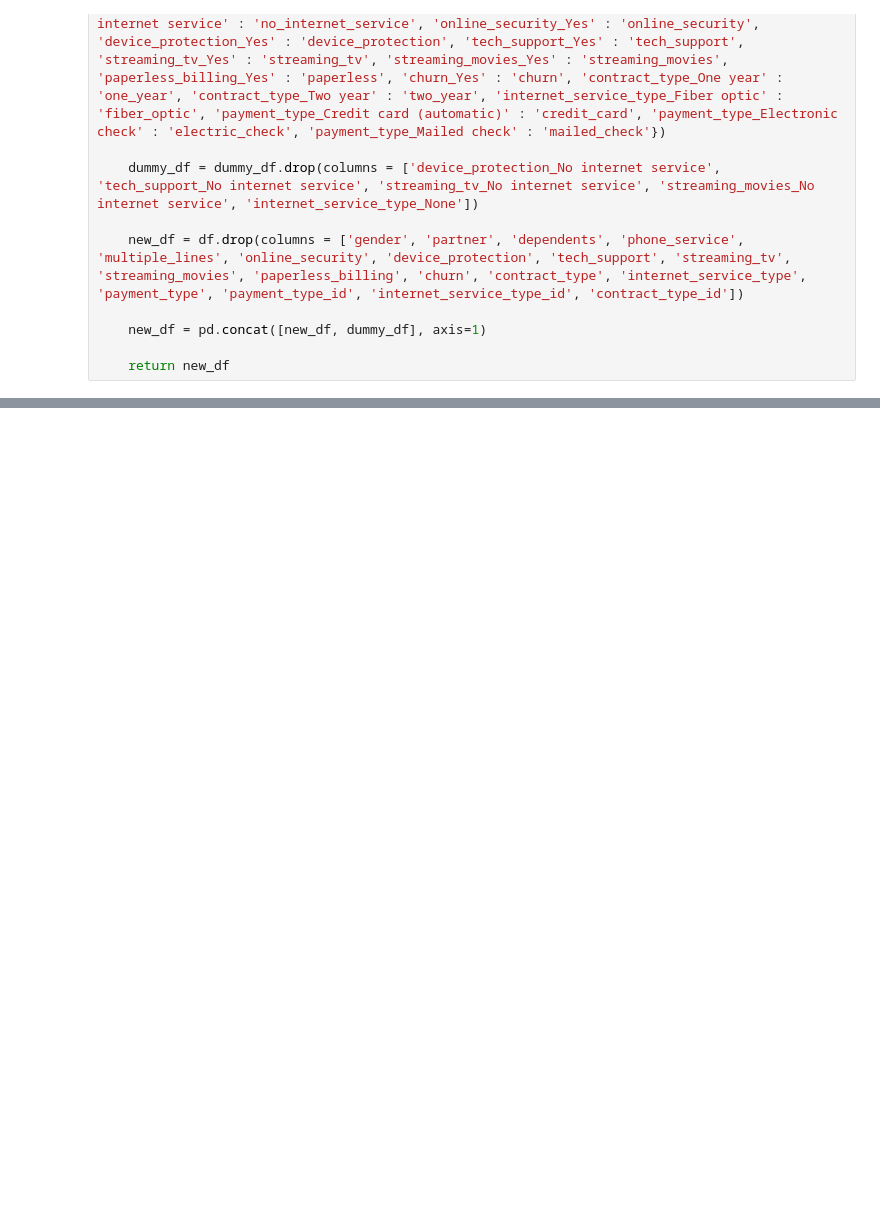
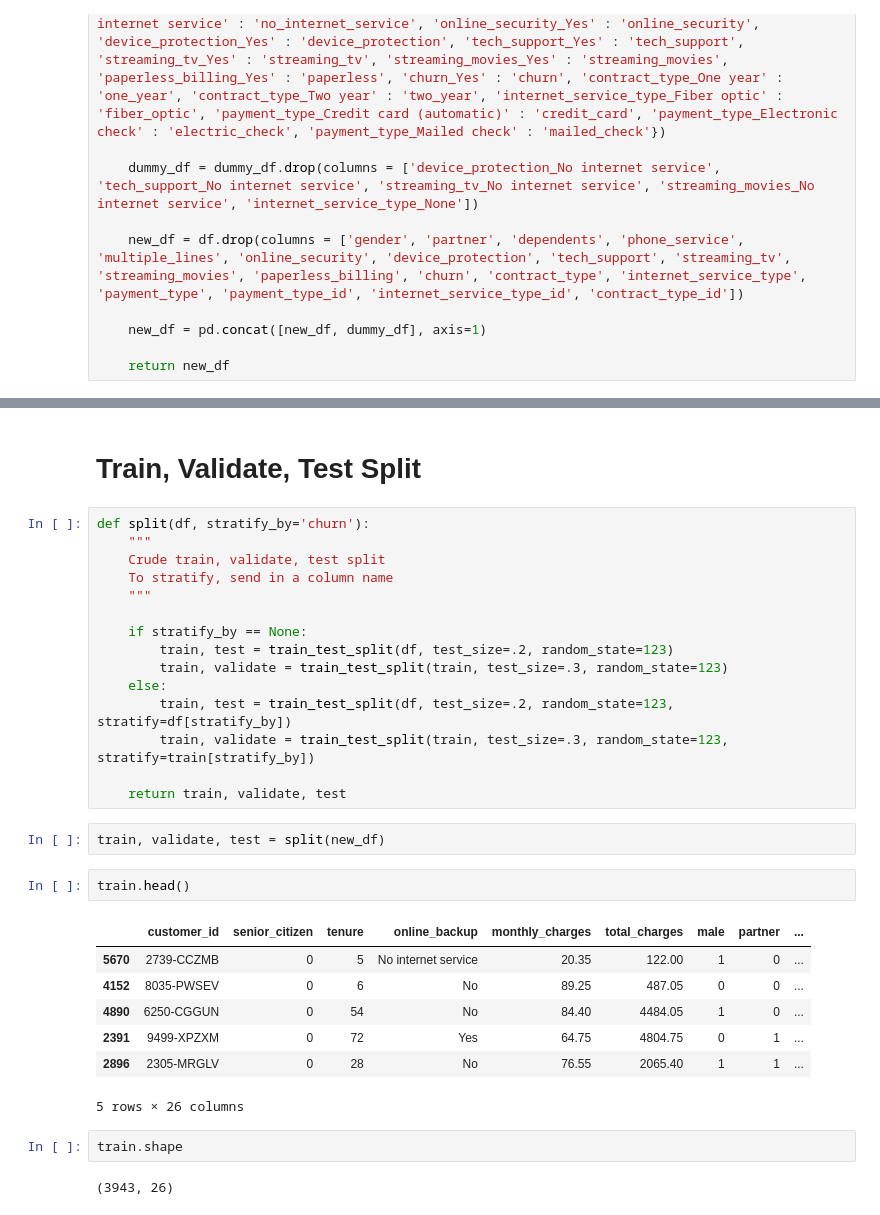
Before and after one commit to johngrinstead/classification_project, a Jupyter notebook: prepare.ipynb, the cells around one changed output, grey strips where cells are left out. Saved outputs shown, nothing was run; the diff lists cells and outputs as text; blank space fills up the shorter version.

Commit message:
created train, validate, test

```diff
--- a/prepare.ipynb
+++ b/prepare.ipynb
@@ -347,0 +368,33 @@ def prep_teclo(df):
+# %% [markdown]
+# Train, Validate, Test Split
+# %%
+def split(df, stratify_by='churn'):
+    """
+    Crude train, validate, test split
+    To stratify, send in a column name
+    """
+
+    if stratify_by == None:
+        train, test = train_test_split(df, test_size=.2, random_state=123)
+        train, validate = train_test_split(train, test_size=.3, random_state=123)
+    else:
+        train, test = train_test_split(df, test_size=.2, random_state=123, stratify=df[stratify_by])
+        train, validate = train_test_split(train, test_size=.3, random_state=123, stratify=train[stratify_by])
+
+    return train, validate, test
+# %%
+train, validate, test = split(new_df)
+# %%
+train.head()
+# %% [output]
+|  | customer_id | senior_citizen | tenure | online_backup | monthly_charges | total_charges | male | partner | ... |
+| 5670 | 2739-CCZMB | 0 | 5 | No internet service | 20.35 | 122.00 | 1 | 0 | ... |
+| 4152 | 8035-PWSEV | 0 | 6 | No | 89.25 | 487.05 | 0 | 0 | ... |
+| 4890 | 6250-CGGUN | 0 | 54 | No | 84.40 | 4484.05 | 1 | 0 | ... |
+| 2391 | 9499-XPZXM | 0 | 72 | Yes | 64.75 | 4804.75 | 0 | 1 | ... |
+| 2896 | 2305-MRGLV | 0 | 28 | No | 76.55 | 2065.40 | 1 | 1 | ... |
+5 rows × 26 columns
+# %%
+train.shape
+# %% [output]
+(3943, 26)
```
Also changed, not shown: parts of 5 cells of this notebook, 2 other files.
